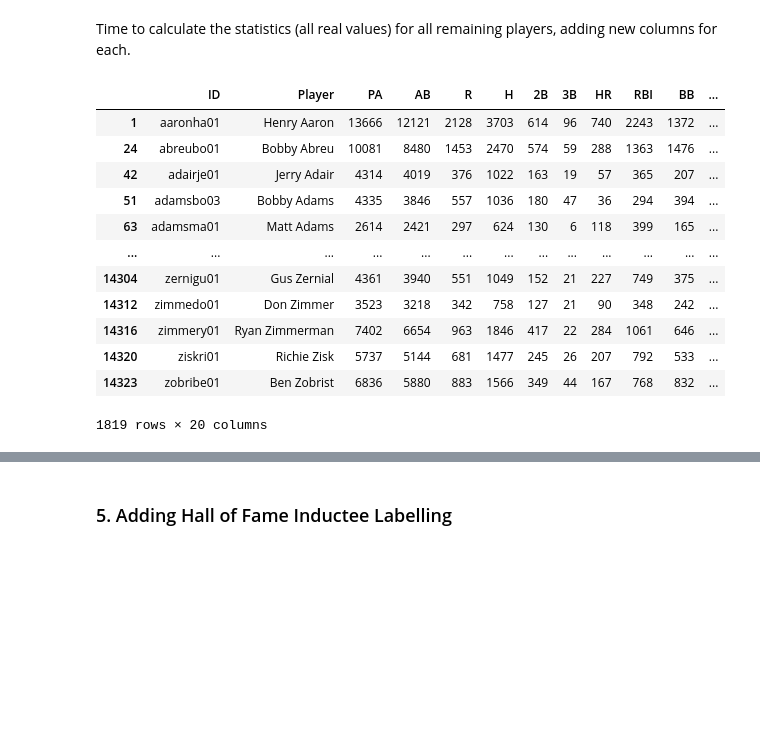
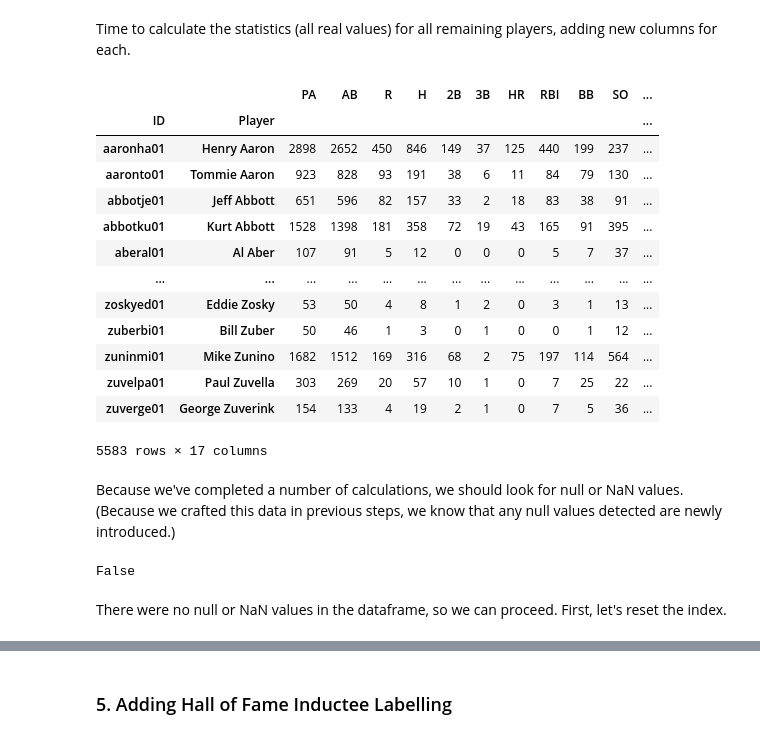
Before and after one commit to donnajharris/cp640_project, a Jupyter notebook: harr2890_project/harr2890_project_step2_hof_data_prep.ipynb, the cells around one changed output, grey strips where cells are left out. Saved outputs shown, nothing was run; the diff lists cells and outputs as text; code cells hidden in the pictures; blank space fills up the shorter version.

```diff
--- a/harr2890_project/harr2890_project_step2_hof_data_prep.ipynb
+++ b/harr2890_project/harr2890_project_step2_hof_data_prep.ipynb
@@ -487,0 +378,28 @@ career_filtered
+# %%
+first_five_seasons = pd.DataFrame({'ID': pd.Series(dtype='str'),
+                                  'Player': pd.Series(dtype='str'),
+                                  'Season': pd.Series(dtype='int'),
+                                  'PA': pd.Series(dtype='int'),
+                                  'AB': pd.Series(dtype='int'),
+                                  'R': pd.Series(dtype='int'),
+                                  'H': pd.Series(dtype='int'),
+                                  '2B': pd.Series(dtype='int'),
+                                  '3B': pd.Series(dtype='int'),
+                                  'HR': pd.Series(dtype='int'),
+                                  'RBI': pd.Series(dtype='int'),
+                                  'BB': pd.Series(dtype='int'),
+                                  'SO': pd.Series(dtype='int'),
+                                  'HBP': pd.Series(dtype='int'),
+                                  'SH': pd.Series(dtype='int'),
+                                  'SF': pd.Series(dtype='int')
+                                  })
+
+first_n_seasons = 5
+
+for player_id in player_names['ID']:
+    n_seasons = seasonal_sorted[seasonal_sorted['ID'] == player_id][0:first_n_seasons]
+
+    if len(n_seasons) == first_n_seasons:
+        first_five_seasons = pd.concat([first_five_seasons, n_seasons], ignore_index = True)
+
+first_five_seasons
@@ -487,0 +422,5 @@ career_filtered
+# %%
+five_season_career_stats = first_five_seasons.copy()
+del five_season_career_stats['Season']
+five_season_career_stats = five_season_career_stats.groupby(['ID','Player']).sum()
+five_season_career_stats
@@ -524,23 +478,32 @@ SLG =
 # %% [markdown]
 Time to calculate the statistics (all real values) for all remaining players, adding new columns for each.
 # %%
-career_filtered['AVG'] = career_filtered['H'] / (career_filtered['AB']*1.0)
-career_filtered['SLG'] = (career_filtered['H'] + career_filtered['2B'] + 2*career_filtered['3B'] + 3*career_filtered['HR']) / (career_filtered['AB']*1.0)
-career_filtered['OBP'] = (career_filtered['H'] + career_filtered['BB'] + career_filtered['HBP']) / ((career_filtered['AB'] + career_filtered['BB'] + career_filtered['HBP'] + career_filtered['SF'])*1.0)
-career_filtered['OPS'] = career_filtered['SLG'] + career_filtered['OBP']
+five_season_career_stats['AVG'] = five_season_career_stats['H'] / (five_season_career_stats['AB']*1.0)
+five_season_career_stats['SLG'] = (five_season_career_stats['H'] + five_season_career_stats['2B'] + 2*five_season_career_stats['3B'] + 3*five_season_career_stats['HR']) / (five_season_career_stats['AB']*1.0)
+five_season_career_stats['OBP'] = (five_season_career_stats['H'] + five_season_career_stats['BB'] + five_season_career_stats['HBP']) / ((five_season_career_stats['AB'] + five_season_career_stats['BB'] + five_season_career_stats['HBP'] + five_season_career_stats['SF'])*1.0)
+five_season_career_stats['OPS'] = five_season_career_stats['SLG'] + five_season_career_stats['OBP']
 
-career_filtered
+five_season_career_stats
 # %% [output]
-|  | ID | Player | PA | AB | R | H | 2B | 3B | HR | RBI | BB | ... |
-| 1 | aaronha01 | Henry Aaron | 13666 | 12121 | 2128 | 3703 | 614 | 96 | 740 | 2243 | 1372 | ... |
-| 24 | abreubo01 | Bobby Abreu | 10081 | 8480 | 1453 | 2470 | 574 | 59 | 288 | 1363 | 1476 | ... |
-| 42 | adairje01 | Jerry Adair | 4314 | 4019 | 376 | 1022 | 163 | 19 | 57 | 365 | 207 | ... |
-| 51 | adamsbo03 | Bobby Adams | 4335 | 3846 | 557 | 1036 | 180 | 47 | 36 | 294 | 394 | ... |
-| 63 | adamsma01 | Matt Adams | 2614 | 2421 | 297 | 624 | 130 | 6 | 118 | 399 | 165 | ... |
+|  |  | PA | AB | R | H | 2B | 3B | HR | RBI | BB | SO | ... |
+| ID | Player |  |  |  |  |  |  |  |  |  |  | ... |
+| aaronha01 | Henry Aaron | 2898 | 2652 | 450 | 846 | 149 | 37 | 125 | 440 | 199 | 237 | ... |
+| aaronto01 | Tommie Aaron | 923 | 828 | 93 | 191 | 38 | 6 | 11 | 84 | 79 | 130 | ... |
+| abbotje01 | Jeff Abbott | 651 | 596 | 82 | 157 | 33 | 2 | 18 | 83 | 38 | 91 | ... |
+| abbotku01 | Kurt Abbott | 1528 | 1398 | 181 | 358 | 72 | 19 | 43 | 165 | 91 | 395 | ... |
+| aberal01 | Al Aber | 107 | 91 | 5 | 12 | 0 | 0 | 0 | 5 | 7 | 37 | ... |
 | ... | ... | ... | ... | ... | ... | ... | ... | ... | ... | ... | ... | ... |
-| 14304 | zernigu01 | Gus Zernial | 4361 | 3940 | 551 | 1049 | 152 | 21 | 227 | 749 | 375 | ... |
-| 14312 | zimmedo01 | Don Zimmer | 3523 | 3218 | 342 | 758 | 127 | 21 | 90 | 348 | 242 | ... |
-| 14316 | zimmery01 | Ryan Zimmerman | 7402 | 6654 | 963 | 1846 | 417 | 22 | 284 | 1061 | 646 | ... |
-| 14320 | ziskri01 | Richie Zisk | 5737 | 5144 | 681 | 1477 | 245 | 26 | 207 | 792 | 533 | ... |
-| 14323 | zobribe01 | Ben Zobrist | 6836 | 5880 | 883 | 1566 | 349 | 44 | 167 | 768 | 832 | ... |
+| zoskyed01 | Eddie Zosky | 53 | 50 | 4 | 8 | 1 | 2 | 0 | 3 | 1 | 13 | ... |
+| zuberbi01 | Bill Zuber | 50 | 46 | 1 | 3 | 0 | 1 | 0 | 0 | 1 | 12 | ... |
+| zuninmi01 | Mike Zunino | 1682 | 1512 | 169 | 316 | 68 | 2 | 75 | 197 | 114 | 564 | ... |
+| zuvelpa01 | Paul Zuvella | 303 | 269 | 20 | 57 | 10 | 1 | 0 | 7 | 25 | 22 | ... |
+| zuverge01 | George Zuverink | 154 | 133 | 4 | 19 | 2 | 1 | 0 | 7 | 5 | 36 | ... |
-1819 rows × 20 columns
+5583 rows × 17 columns
+# %% [markdown]
+Because we've completed a number of calculations, we should look for null or NaN values. (Because we crafted this data in previous steps, we know that any null values detected are newly introduced.)
+# %%
+five_season_career_stats.isnull().values.any()
+# %% [output]
+False
+# %% [markdown]
+There were no null or NaN values in the dataframe, so we can proceed. First, let's reset the index.
```
Also changed, not shown: parts of 63 cells of this notebook, 6 other files.
